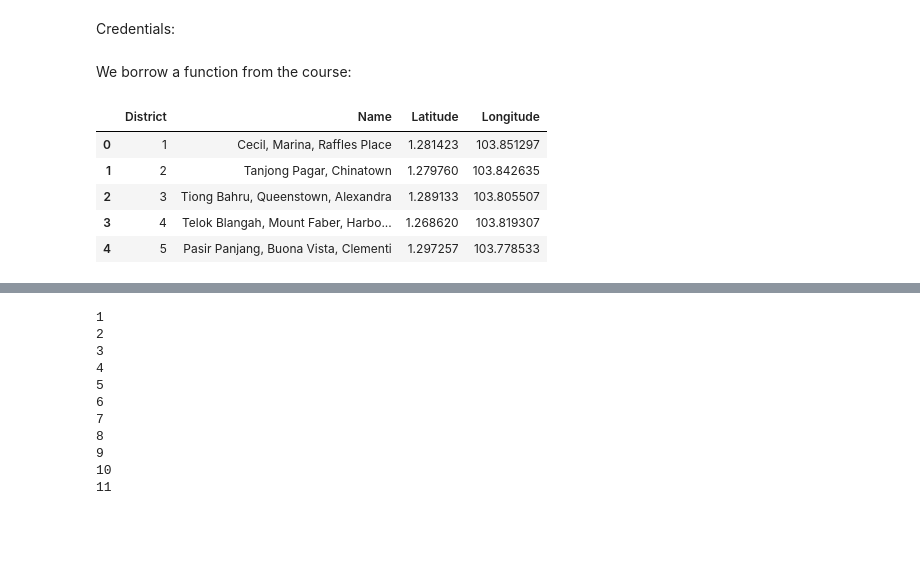
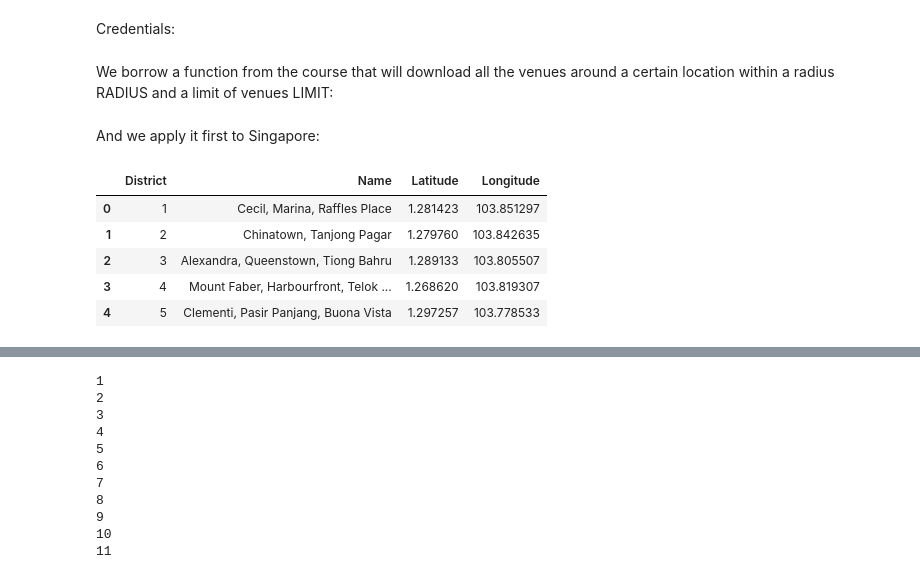
Before and after one commit to FabienNugier/Coursera_Capstone, a Jupyter notebook: IBM-DATASCIENCE-FinalProject(Weeks4-5)_Singapore_HK_Comparison.ipynb, the cells around one changed output, grey strips where cells are left out. Cells and saved outputs as stored; diff of their text form; code cells hidden in the pictures; blank space fills up the shorter version.

```diff
--- a/IBM-DATASCIENCE-FinalProject(Weeks4-5)_Singapore_HK_Comparison.ipynb
+++ b/IBM-DATASCIENCE-FinalProject(Weeks4-5)_Singapore_HK_Comparison.ipynb
@@ -491,9 +508,7 @@ df_HK.head().columns.tolist()
 # %%
-#df_GDP = pd.concat([df_HK['Gross Domestic Product (GDP)'],df_Singap['Gross Domestic Product (GDP)']], axis=1, keys=['Year','GDP Hong Kong', 'GDP Singapore'])
-#df_GDP.head()
 left_frame = df_HK[['Year','Gross Domestic Product']].astype('str')
 left_frame.rename(columns={'Gross Domestic Product':'GDP'}, inplace=True)
-right_frame = df_Singap[['Year','Gross Domestic Product']].astype('str')
+right_frame = df_SG[['Year','Gross Domestic Product']].astype('str')
 right_frame.rename(columns={'Gross Domestic Product':'GDP'}, inplace=True)
 
 df_GDP = pd.merge(left_frame, right_frame, how='left', on=['Year'], suffixes=(' Hong Kong (USD)', ' Singapore (USD)'))
@@ -662,6 +687,6 @@ I have build a csv file by taking the names of areas in districts 1 to 28 from h
 # %%
-Dist_Singap = pd.read_csv('./Singap_Districts.csv')
-Dist_Singap.head(20)
+Dist_SG = pd.read_csv('./Singap_Districts.csv')
+Dist_SG.head(20)
 # %% [output]
 |  | District | Name | Latitude | Longitude |
 | 0 | 1 | Raffles Place | 1.28410 | 103.85133 |
@@ -685,6 +710,6 @@ We suppress the place 'Bugis' because we could not find its location in latitude
 # %%
-Dist_Singap = Dist_Singap[Dist_Singap['Latitude'] != 0.]
-Dist_Singap.head(20)
+Dist_SG = Dist_SG[Dist_SG['Latitude'] != 0.]
+Dist_SG.head(20)
 # %% [output]
 |  | District | Name | Latitude | Longitude |
 | 0 | 1 | Raffles Place | 1.28410 | 103.85133 |
@@ -733,9 +766,9 @@ Let us aggregate columns and have one row per district. We concatenante the name
 About the functions that can be used in .agg():
 https://www.shanelynn.ie/summarising-aggregation-and-grouping-data-in-python-pandas/
 # %%
-Dist_Singap_concat = Dist_Singap.groupby('District').agg({'Name': lambda x: ', '.join(set(x.dropna())), 'Latitude':'mean', 'Longitude':'mean'})
-Dist_Singap_concat.reset_index(inplace=True)
-Dist_Singap_concat
+Dist_SG_concat = Dist_SG.groupby('District').agg({'Name': lambda x: ', '.join(set(x.dropna())), 'Latitude':'mean', 'Longitude':'mean'})
+Dist_SG_concat.reset_index(inplace=True)
+Dist_SG_concat
 # %% [output]
 |  | District | Name | Latitude | Longitude |
 | 0 | 1 | Cecil, Marina, Raffles Place | 1.281423 | 103.851297 |
@@ -965,8 +1034,8 @@ Credentials:
 CLIENT_ID = '...'
 CLIENT_SECRET = '...'
 VERSION = '20180605'
-# %% [markdown]
-We borrow a function from the course:
+# %% [markdown]
+We borrow a function from the course that will download all the venues around a certain location within a radius RADIUS and a limit of venues LIMIT:
 # %%
 def getNearbyVenues(names, latitudes, longitudes, radius, limit):
 
@@ -1007,12 +1076,14 @@ def getNearbyVenues(names, latitudes, longitudes, radius, limit):
                   'Venue Category']
 
     return(nearby_venues)
+# %% [markdown]
+And we apply it first to Singapore:
 # %%
-Dist_Singap_concat.head()
+Dist_SG_concat.head()
 # %% [output]
 |  | District | Name | Latitude | Longitude |
 | 0 | 1 | Cecil, Marina, Raffles Place | 1.281423 | 103.851297 |
-| 1 | 2 | Tanjong Pagar, Chinatown | 1.279760 | 103.842635 |
-| 2 | 3 | Tiong Bahru, Queenstown, Alexandra | 1.289133 | 103.805507 |
-| 3 | 4 | Telok Blangah, Mount Faber, Harbo... | 1.268620 | 103.819307 |
-| 4 | 5 | Pasir Panjang, Buona Vista, Clementi | 1.297257 | 103.778533 |
+| 1 | 2 | Chinatown, Tanjong Pagar | 1.279760 | 103.842635 |
+| 2 | 3 | Alexandra, Queenstown, Tiong Bahru | 1.289133 | 103.805507 |
+| 3 | 4 | Mount Faber, Harbourfront, Telok ... | 1.268620 | 103.819307 |
+| 4 | 5 | Clementi, Pasir Panjang, Buona Vista | 1.297257 | 103.778533 |
```
Also changed, not shown: parts of 120 cells of this notebook.
